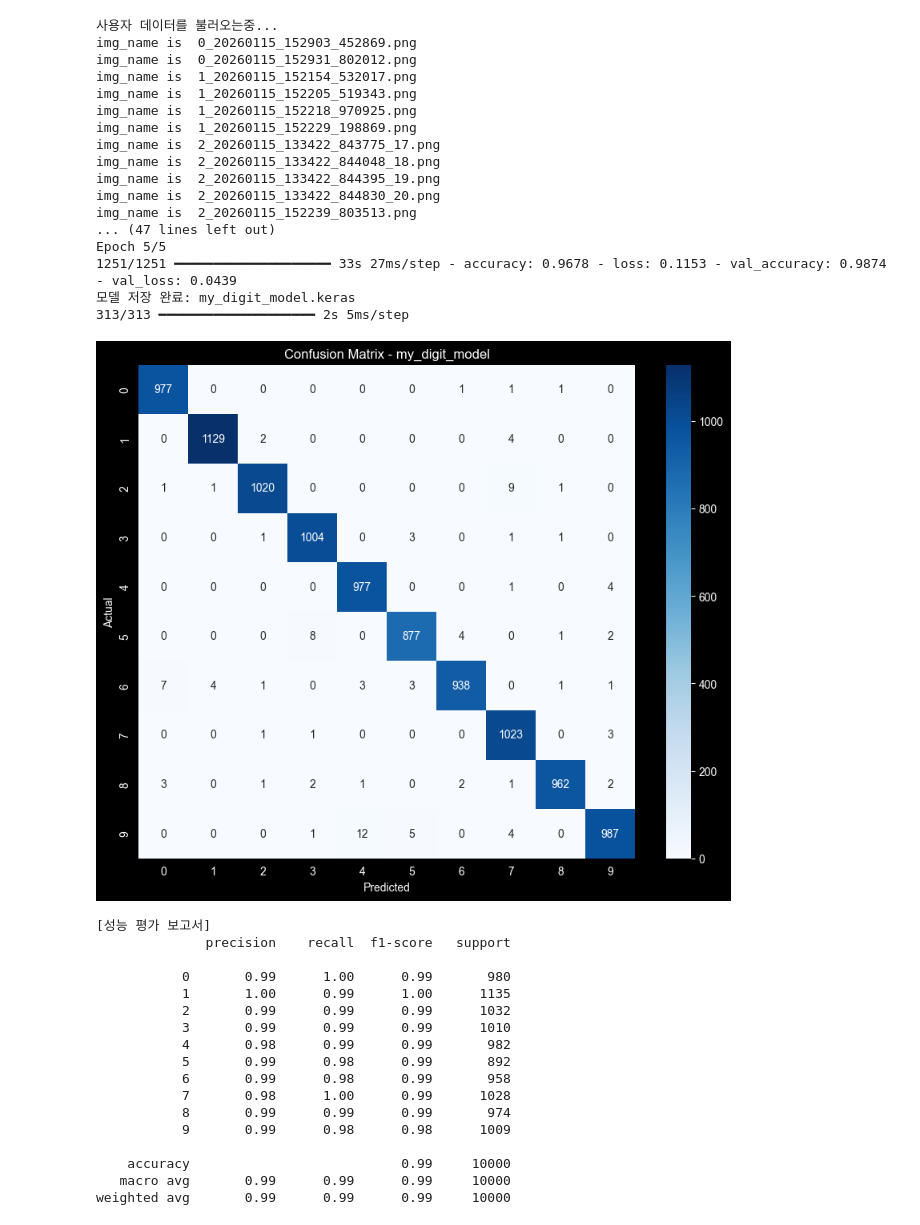
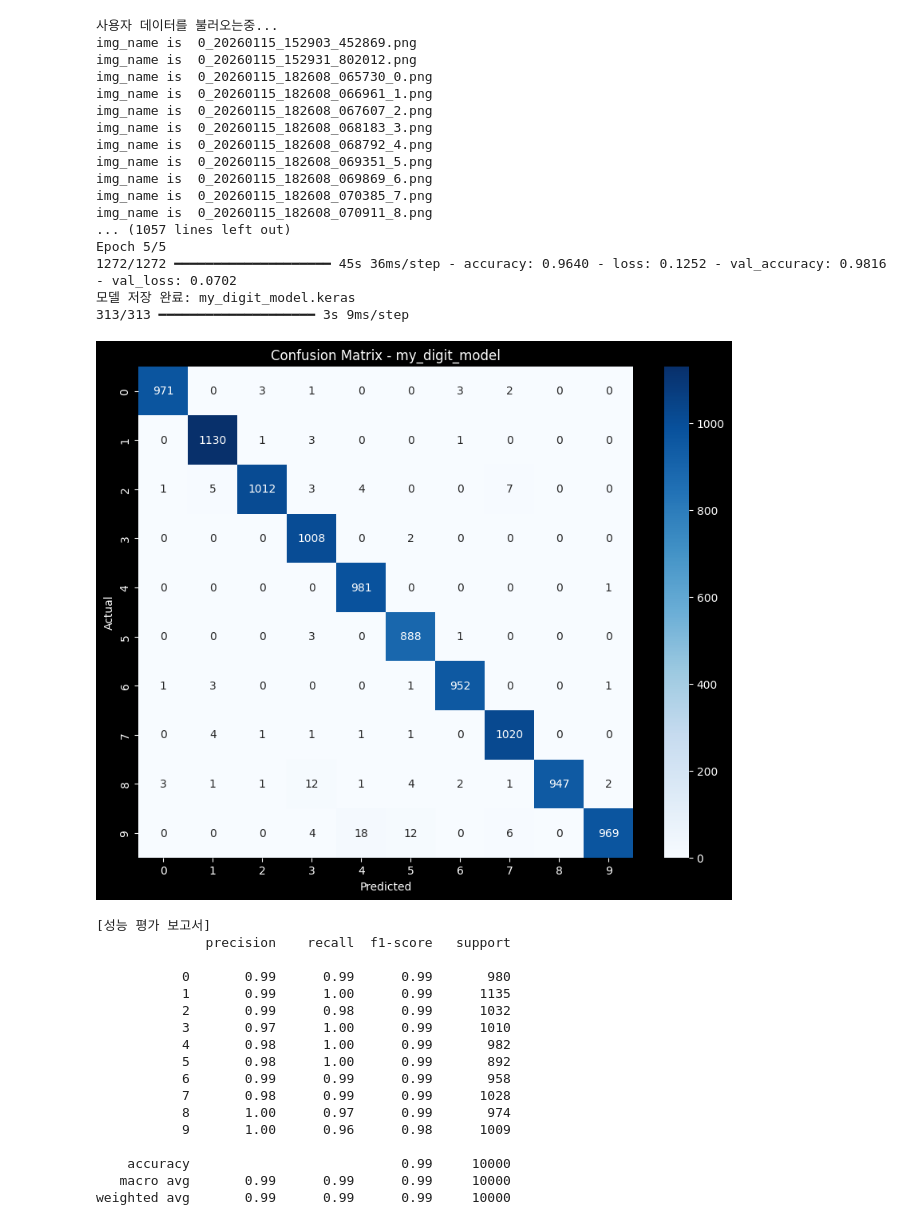
Before and after one commit to iru-han/Digit-Recognition-Password-Lock, a Jupyter notebook: project.ipynb, the cells around one changed output. Cells and saved outputs as stored; diff of their text form; code cells hidden in the pictures.

```diff
--- a/project.ipynb
+++ b/project.ipynb
@@ -204,9 +171,15 @@ def train_custom_model():
     (x_mnist, y_mnist), (x_test, y_test) = keras.datasets.mnist.load_data()
 
     # 3. 데이터 합치기 (사용자 데이터가 있을 경우)
-    if len(user_images) > 0:
-        x_all = np.concatenate((x_mnist, np.array(user_images)), axis=0)
-        y_all = np.concatenate((y_mnist, np.array(user_labels)), axis=0)
+    if len(user_images) > 0:# 사용자 데이터를 10배 복제 (약 1만 장 효과)
+        # 똑같은 사진이라도 여러 번 보여주면, 모델은 해당 이미지를 틀렸을 때 발생하는 손실(Loss)을 더 크게 느낀다.
+        # 즉, "이 필체는 중요하니까 절대 틀리면 안 된다"라고 강제로 주입한다
+        user_x_boosted = np.repeat(np.array(user_images), 10, axis=0)
+        user_y_boosted = np.repeat(np.array(user_labels), 10, axis=0)
+        x_all = np.concatenate((x_mnist, user_x_boosted), axis=0)
+        y_all = np.concatenate((y_mnist, user_y_boosted), axis=0)
+        # x_all = np.concatenate((x_mnist, np.array(user_images)), axis=0)
+        # y_all = np.concatenate((y_mnist, np.array(user_labels)), axis=0)
     else:
         x_all, y_all = x_mnist, y_mnist
 
@@ -271,59 +244,59 @@ def train_custom_model():
     # 6. 모델 저장
     model.save("my_digit_model.keras")
     print("모델 저장 완료: my_digit_model.keras")
 
     # 7. 성능 평가 (파일 5 기술: Confusion Matrix, Precision, Recall)
     y_pred = np.argmax(model.predict(x_test), axis=1)
 
     # 오차 행렬 시각화
     cm = confusion_matrix(y_test, y_pred)
     plt.figure(figsize=(10, 8))
     sns.heatmap(cm, annot=True, fmt='d', cmap='Blues')
     plt.xlabel('Predicted')
     plt.ylabel('Actual')
     plt.title('Confusion Matrix - my_digit_model')
     plt.show()
 
     # 정밀도, 재현율 출력
     print("\n[성능 평가 보고서]")
     print(classification_report(y_test, y_pred))
 
     return model
 
 # 학습 실행
 trained_model = train_custom_model()
 # %% [output]
 사용자 데이터를 불러오는중...
 img_name is  0_20260115_152903_452869.png
 img_name is  0_20260115_152931_802012.png
-img_name is  1_20260115_152154_532017.png
-img_name is  1_20260115_152205_519343.png
-img_name is  1_20260115_152218_970925.png
-img_name is  1_20260115_152229_198869.png
-img_name is  2_20260115_133422_843775_17.png
-img_name is  2_20260115_133422_844048_18.png
-img_name is  2_20260115_133422_844395_19.png
-img_name is  2_20260115_133422_844830_20.png
-img_name is  2_20260115_152239_803513.png
-... (47 lines left out)
+img_name is  0_20260115_182608_065730_0.png
+img_name is  0_20260115_182608_066961_1.png
+img_name is  0_20260115_182608_067607_2.png
+img_name is  0_20260115_182608_068183_3.png
+img_name is  0_20260115_182608_068792_4.png
+img_name is  0_20260115_182608_069351_5.png
+img_name is  0_20260115_182608_069869_6.png
+img_name is  0_20260115_182608_070385_7.png
+img_name is  0_20260115_182608_070911_8.png
+... (1057 lines left out)
 Epoch 5/5
-1251/1251 ━━━━━━━━━━━━━━━━━━━━ 33s 27ms/step - accuracy: 0.9678 - loss: 0.1153 - val_accuracy: 0.9874 - val_loss: 0.0439
+1272/1272 ━━━━━━━━━━━━━━━━━━━━ 45s 36ms/step - accuracy: 0.9640 - loss: 0.1252 - val_accuracy: 0.9816 - val_loss: 0.0702
 모델 저장 완료: my_digit_model.keras
-313/313 ━━━━━━━━━━━━━━━━━━━━ 2s 5ms/step
+313/313 ━━━━━━━━━━━━━━━━━━━━ 3s 9ms/step
-[figure, old version]
+[figure, new version]
 [성능 평가 보고서]
               precision    recall  f1-score   support
 
-           0       0.99      1.00      0.99       980
-           1       1.00      0.99      1.00      1135
-           2       0.99      0.99      0.99      1032
-           3       0.99      0.99      0.99      1010
-           4       0.98      0.99      0.99       982
-           5       0.99      0.98      0.99       892
-           6       0.99      0.98      0.99       958
-           7       0.98      1.00      0.99      1028
-           8       0.99      0.99      0.99       974
-           9       0.99      0.98      0.98      1009
+           0       0.99      0.99      0.99       980
+           1       0.99      1.00      0.99      1135
+           2       0.99      0.98      0.99      1032
+           3       0.97      1.00      0.99      1010
+           4       0.98      1.00      0.99       982
+           5       0.98      1.00      0.99       892
+           6       0.99      0.99      0.99       958
+           7       0.98      0.99      0.99      1028
+           8       1.00      0.97      0.99       974
+           9       1.00      0.96      0.98      1009
 
     accuracy                           0.99     10000
    macro avg       0.99      0.99      0.99     10000
```
Also changed, not shown: parts of 14 cells of this notebook.
